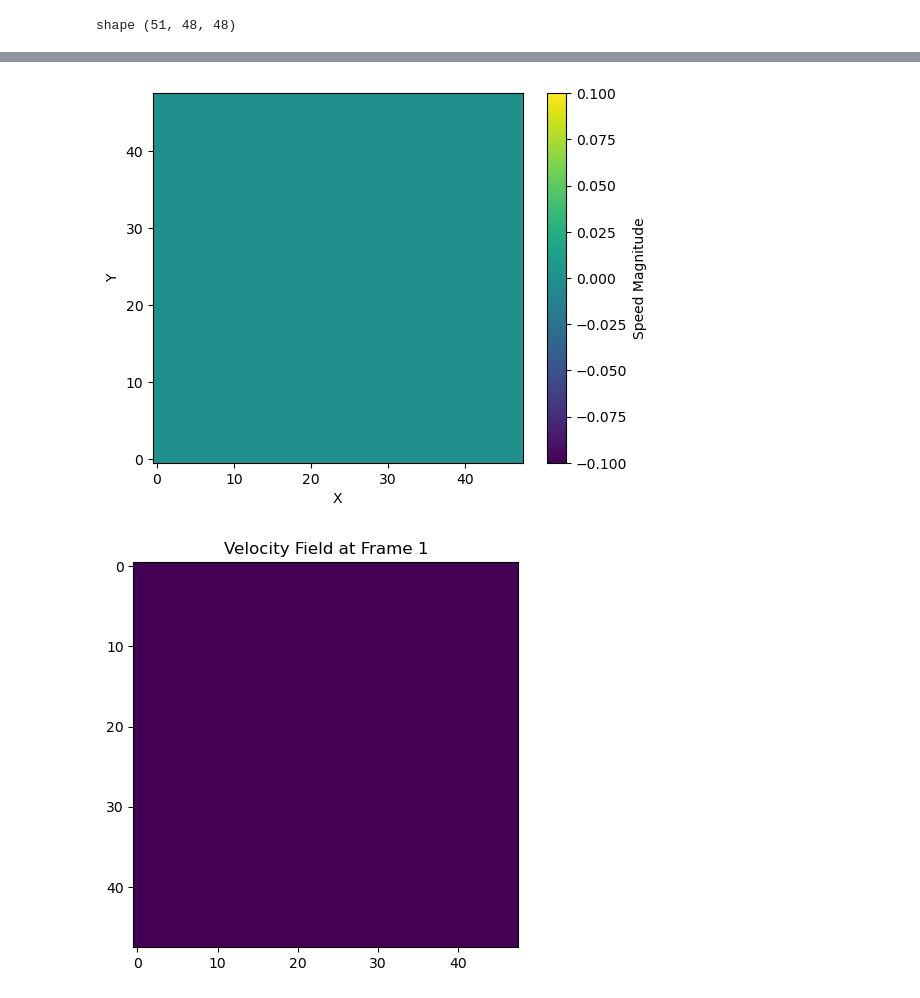
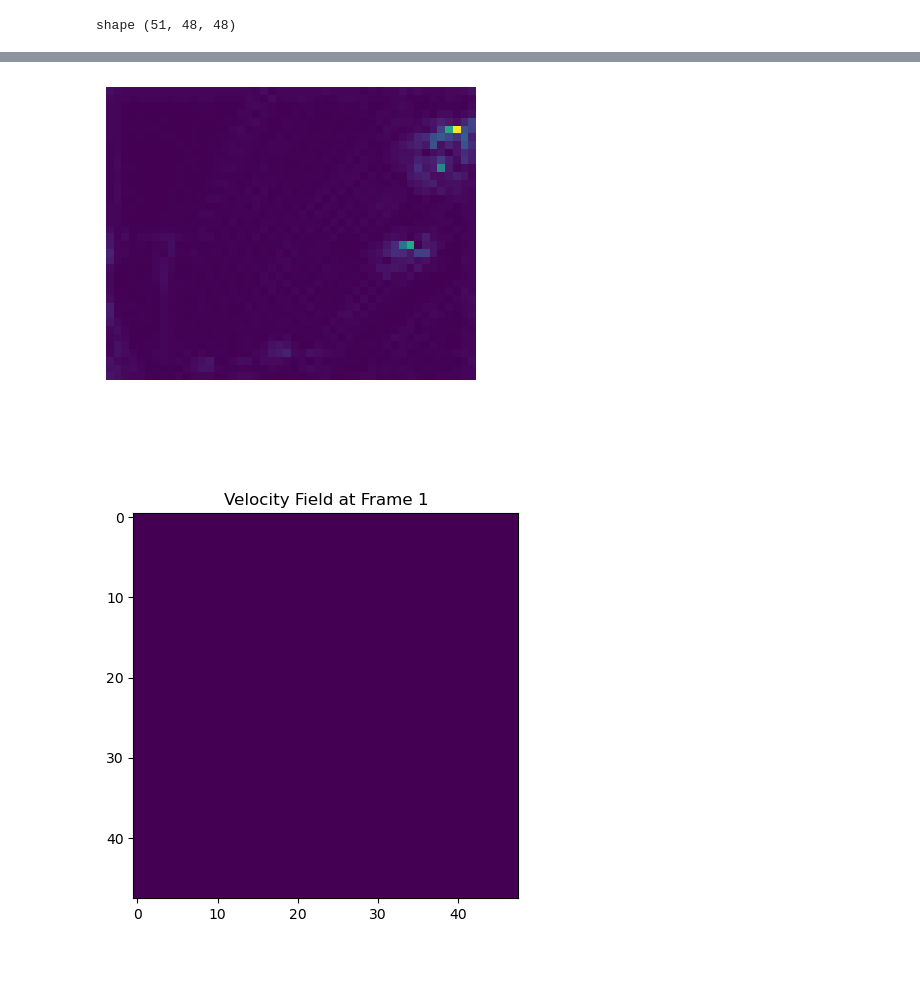
Before and after one commit to Norman-lib/LLBMOF-project, a Jupyter notebook: LBM python/First implementation of Latice Boltzman method.ipynb, the cells around one changed output, grey strips where cells are left out. Saved outputs shown, nothing was run; the diff lists cells and outputs as text; code cells hidden in the pictures; blank space fills up the shorter version.

```diff
--- a/LBM python/First implementation of Latice Boltzman method.ipynb
+++ b/LBM python/First implementation of Latice Boltzman method.ipynb
@@ -224,19 +310,24 @@ plt.imshow(L[15, :, :], cmap='viridis', origin='lower')
 # %%
 import matplotlib.pyplot as plt
 
 speed_magnitude = np.zeros((nbFrames, rho.shape[1], rho.shape[2]))
 for t in range(nbFrames-1):
     for x in range(rho.shape[1]):
         for y in range(rho.shape[2]):
             speed_magnitude[t, x, y] = np.linalg.norm(velocity_field[t, x, y, :])
 
-plt.imshow(speed_magnitude[35, :, :], cmap='viridis', origin='lower')
-plt.colorbar(label='Speed Magnitude')
-plt.xlabel('X')
-plt.ylabel('Y')
+# speed_magnitude =  np.fliplr(np.flipud(speed_magnitude))
+frame = 35
+plt.imshow(speed_magnitude[frame, :, :], cmap='viridis', origin='lower')
+# plt.colorbar(label='Speed Magnitude')
+# plt.xlabel('X')
+# plt.ylabel('Y')
+# plt.title('Speed Magnitude at Frame ' + str(frame))
+plt.axis('off')
+plt.imsave("speed_magnitude.png",speed_magnitude[frame, :, :], cmap='viridis', origin='lower')
 plt.show()
 # %% [output]
-[figure, old version]
+[figure, new version]
 # %%
 frame_index = 1
 selected_frame = velocity_field[frame_index]
```
Also changed, not shown: parts of 7 cells of this notebook, 2 other files.
